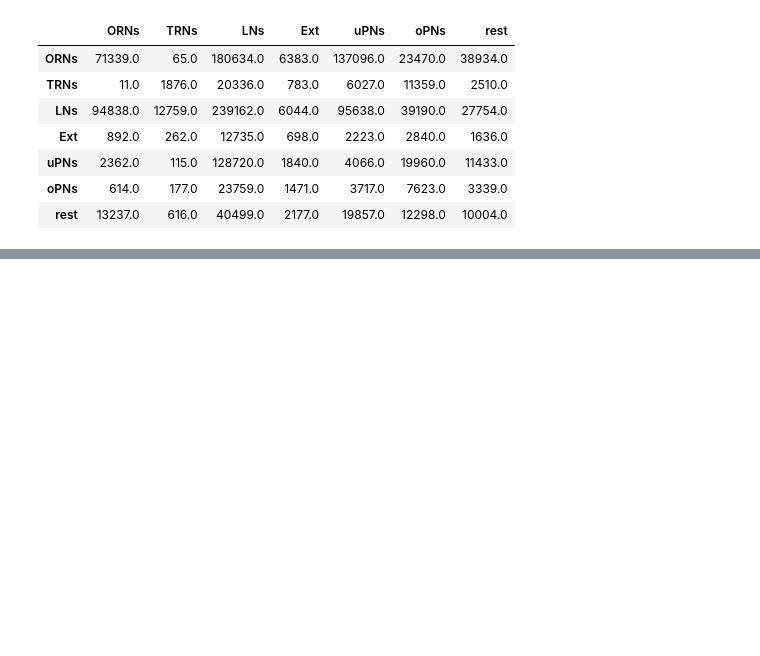
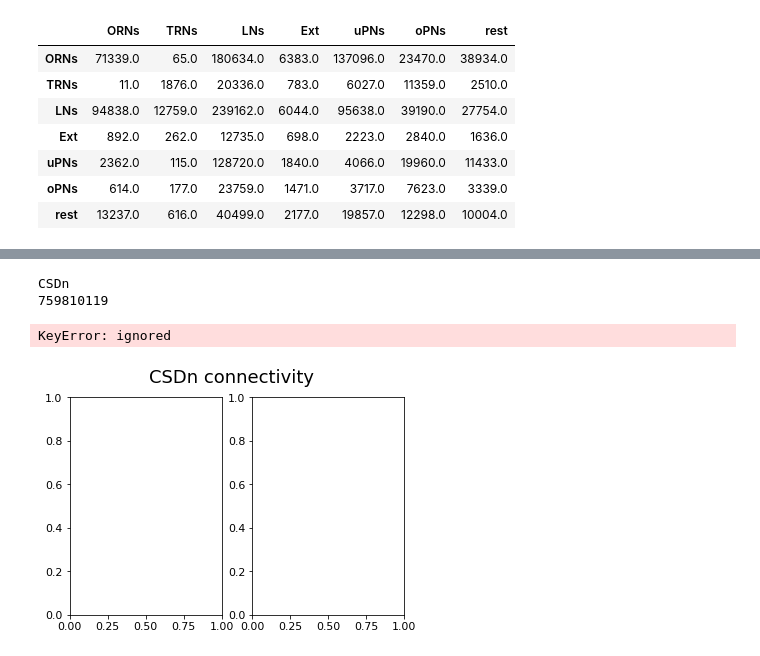
Before and after one commit to AsaBarthMaron/hemibrain_analysis, a Jupyter notebook: 2020_05_28_extrinsic_LN_connectivity.ipynb, the cells around one changed output, grey strips where cells are left out. Cells and saved outputs as stored; diff of their text form; code cells hidden in the pictures; blank space fills up the shorter version.

```diff
--- a/2020_05_28_extrinsic_LN_connectivity.ipynb
+++ b/2020_05_28_extrinsic_LN_connectivity.ipynb
@@ -215,0 +275,25 @@ cmat
+# %%
+LNs.index = LNs['Wilson_morphology']
+
+for e in ext.iterrows():
+  print(e[1]['our type'])
+  print(e[1]['body ID'])
+  ln_type_bids = {
+      'lLN1':LNs['AL Local Neurons'].loc['Y'].astype(int),
+      'lLN2S/R':LNs['AL Local Neurons'].loc['TS'].astype(int),
+      'lLN2T':LNs['AL Local Neurons'].loc['PL'].astype(int),
+      'LN2P':LNs['AL Local Neurons'].loc['P'].astype(int),
+      'LN2F':LNs['AL Local Neurons'].loc['D'].astype(int),
+      'ilLN':LNs['AL Local Neurons'].loc['gLN'].astype(int),
+      'sparse':LNs['AL Local Neurons'].loc['sparse'].astype(int),
+      'vLN':LNs['AL Local Neurons'].loc['vLN'].astype(int),
+      # 'ext':LNs['AL Local Neurons'].loc['vLN'].astype(int)
+      #'ext':e[1]['body ID'],
+  }
+  cmat = adj.compress_matrix(mat, ln_type_bids)
+  adj.piechart(cmat, e[1]['our type'])
+# %% [output]
+CSDn
+759810119
+KeyError: ignored
+[figure, added]
```
Also changed, not shown: parts of 5 cells of this notebook.
